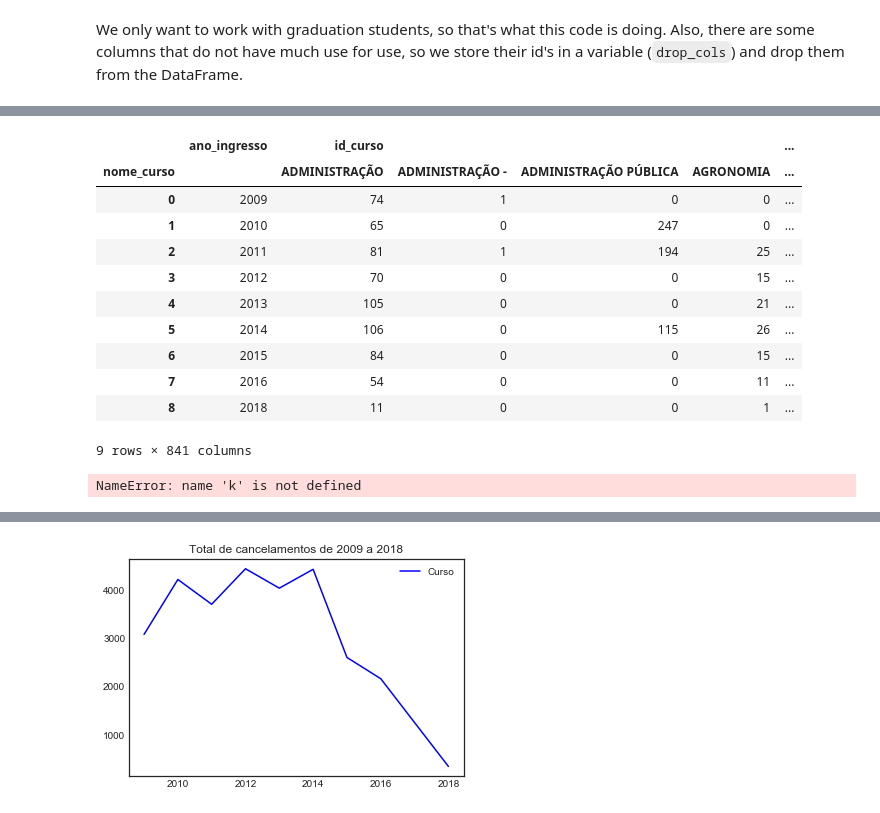
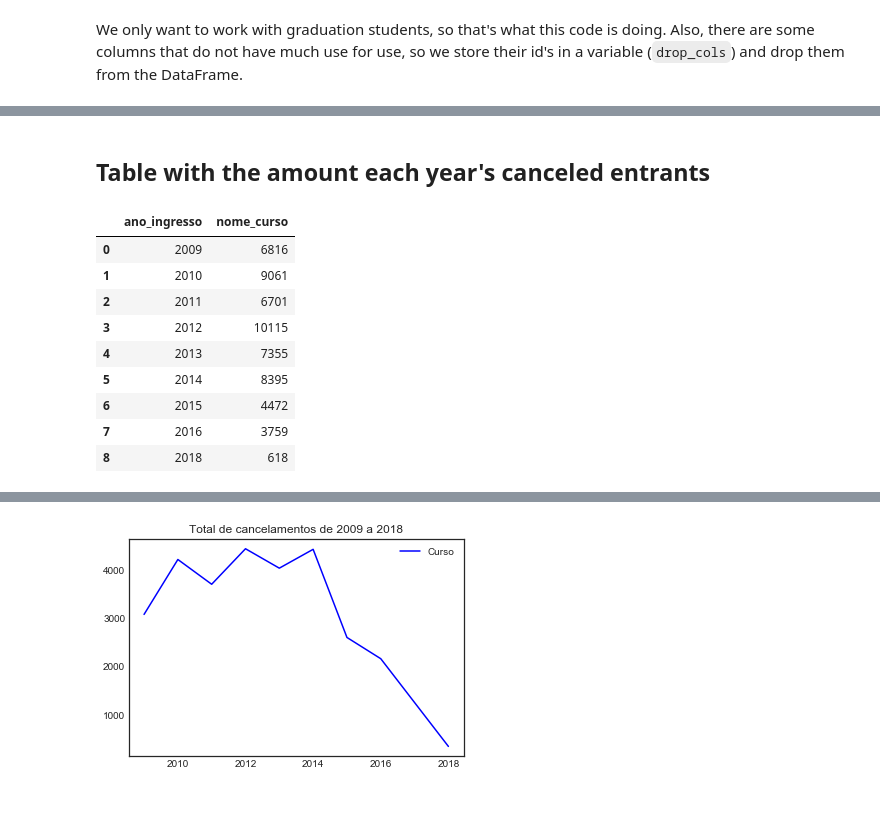
Before and after one commit to bigodel/UFRN-course-analysis, a Jupyter notebook: src/course_analysis.ipynb, the cells around one changed output, grey strips where cells are left out. Cells and saved outputs as stored; diff of their text form; code cells hidden in the pictures.

```diff
--- a/src/course_analysis.ipynb
+++ b/src/course_analysis.ipynb
@@ -163,0 +49,5 @@ NameError: name 'CDF' is not defined
+# %%
+dis_years = pd.concat([dis09,dis10,dis11,dis12,dis13,dis14,dis15,dis16,dis17,dis18],ignore_index=True)
+dis_years = dis_years[dis_years.status=="CANCELADO"]
+dis_years = dis_years[~dis_years.matricula.duplicated()]
+dis_years = dis_years.replace({'ADMINISTRAÇÃO -': 'ADMINISTRAÇÃO'})
@@ -163,0 +74,11 @@ NameError: name 'CDF' is not defined
+# %%
+courses = pd.read_csv('../res/cursos-ufrn.csv', sep=';', encoding='utf-8')
+courses = courses[courses.nivel_ensino == 'GRADUAÇÃO']
+courses.rename(columns={'nome': 'nome_curso'}, inplace=True)
+# %%
+column = ['unidade_responsavel'] + list(dis_years.columns.values)
+column_drop = ['modalidade_educacao','nivel_ensino','situacao_curso',
+              'grau_academico','tipo_oferta','tipo_ciclo_formacao','turno','municipio',
+              'data_funcionamento','codigo_inep','website','dou','id_coordenador','coordenador',
+              'portaria_reconhecimento','convenio_academico','nome_curso']
+merge_coursesdis= pd.merge(courses.drop(column_drop,axis=1),dis_years, on='id_curso')
@@ -164,25 +140,19 @@ NameError: name 'CDF' is not defined
+# %% [markdown]
+## Table with the amount each year's canceled entrants ###
 # %%
-courses = CanceladoTotal.nome_curso.unique().tolist()
-pd.pivot_table(CanceladoTotal,
+x = pd.pivot_table(merge_coursesdis,
                index='ano_ingresso',
-               columns='nome_curso',
+               values='nome_curso',
                aggfunc='count').fillna(0).astype(int).reset_index()
+x
 # %% [output]
-|  | ano_ingresso | id_curso |  |  |  | ... |
-| nome_curso |  | ADMINISTRAÇÃO | ADMINISTRAÇÃO - | ADMINISTRAÇÃO PÚBLICA | AGRONOMIA | ... |
-| 0 | 2009 | 74 | 1 | 0 | 0 | ... |
-| 1 | 2010 | 65 | 0 | 247 | 0 | ... |
-| 2 | 2011 | 81 | 1 | 194 | 25 | ... |
-| 3 | 2012 | 70 | 0 | 0 | 15 | ... |
-| 4 | 2013 | 105 | 0 | 0 | 21 | ... |
-| 5 | 2014 | 106 | 0 | 115 | 26 | ... |
-| 6 | 2015 | 84 | 0 | 0 | 15 | ... |
-| 7 | 2016 | 54 | 0 | 0 | 11 | ... |
-| 8 | 2018 | 11 | 0 | 0 | 1 | ... |
+|  | ano_ingresso | nome_curso |
+| 0 | 2009 | 6816 |
+| 1 | 2010 | 9061 |
+| 2 | 2011 | 6701 |
+| 3 | 2012 | 10115 |
+| 4 | 2013 | 7355 |
+| 5 | 2014 | 8395 |
+| 6 | 2015 | 4472 |
+| 7 | 2016 | 3759 |
+| 8 | 2018 | 618 |
-9 rows × 841 columns
-# %%
-%matplotlib inline
-k.plot(kind='line',x='ano', y='total_cancelados')
-plt.show()
-# %% [output]
-NameError: name 'k' is not defined
```
Also changed, not shown: parts of 41 cells of this notebook, 1 other file.
